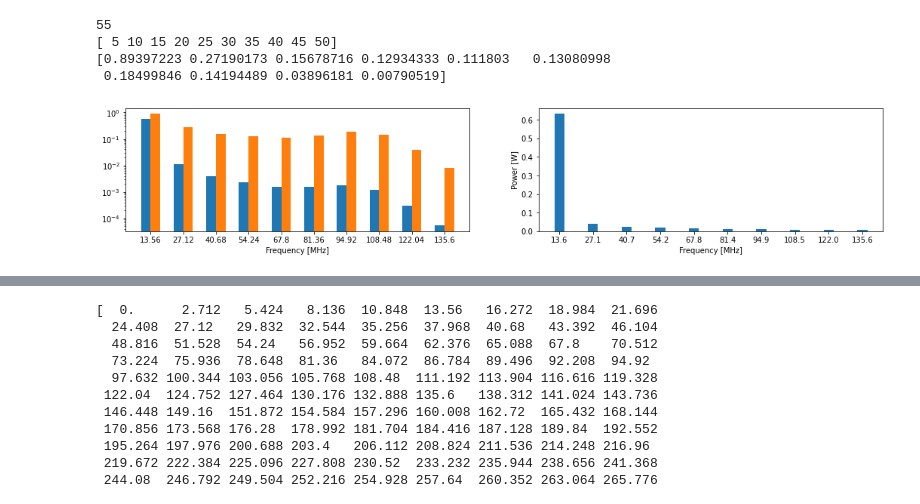
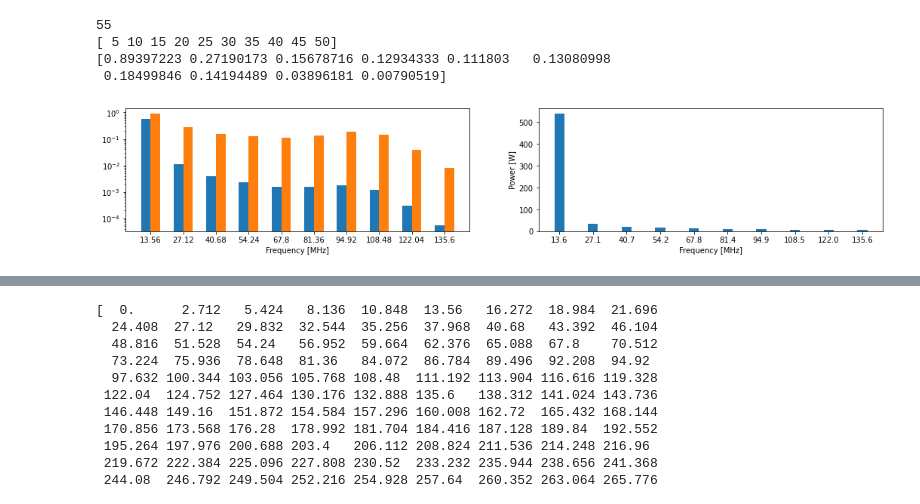
Before and after one commit to dsamsonov1/rf_plasma_impedance, a Jupyter notebook: rf_discharge_2.ipynb, the cells around one changed output, grey strips where cells are left out. Cells and saved outputs as stored; diff of their text form; code cells hidden in the pictures.

```diff
--- a/rf_discharge_2.ipynb
+++ b/rf_discharge_2.ipynb
@@ -227,21 +231,23 @@ print(i_reducedHarm[idxrange])
 # %%
 fig, axs = plt.subplots(nrows=1, ncols=2, figsize=(18, 3))
 
 barWidth = 4
 
 br1 = freqsReducedHarm[idxrange]
 br2 = [x + barWidth for x in br1]
 
 axs[0].bar(br1, v_reducedHarm[idxrange], width = barWidth)
 axs[0].bar(br2, i_reducedHarm[idxrange], width = barWidth)
 axs[0].set_yscale('log')
 axs[0].set_xlabel('Frequency [MHz]')
 
 _ = axs[0].set_xticks([x + 0.5*barWidth for x in br1], np.round(br1, 2))
 
-axs[1].bar(br1, v_reducedHarm[idxrange]/i_reducedHarm[idxrange], width = barWidth)
+p_norm = v_norm/i_norm
+
+axs[1].bar(br1, p_norm*v_reducedHarm[idxrange]/i_reducedHarm[idxrange], width = barWidth)
 _ = axs[1].set_xticks(np.round(br1, 2))
 axs[1].set_ylabel('Power [W]')
 _ = axs[1].set_xlabel('Frequency [MHz]')
 # %% [output]
-[figure, old version]
+[figure, new version]
```
Also changed, not shown: parts of 4 cells of this notebook.
